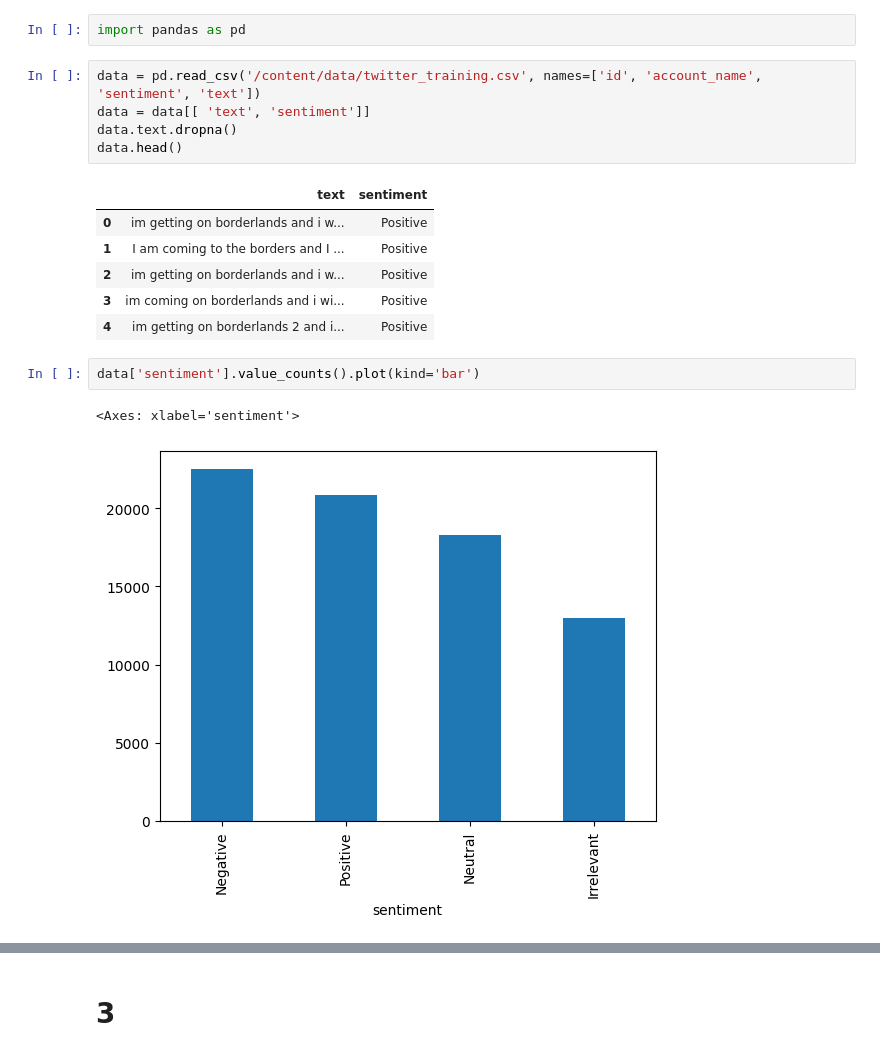
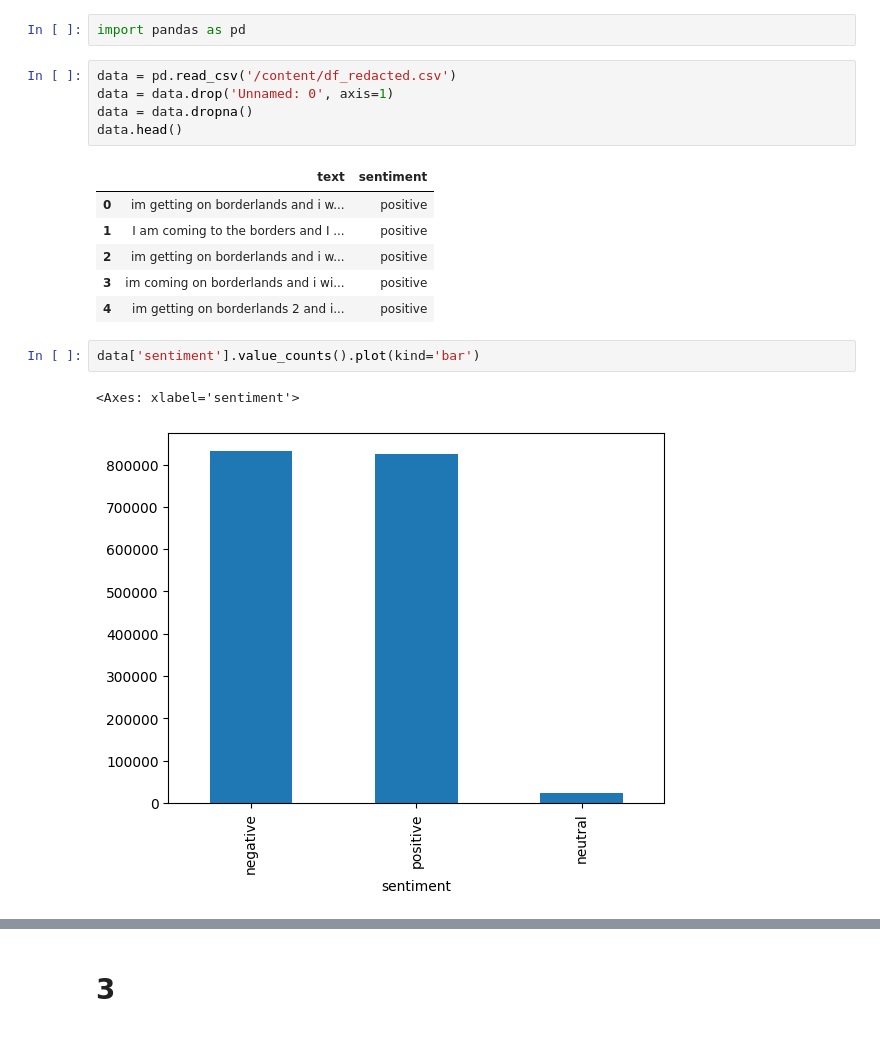
Before and after one commit to Oleksij-gh/SentimentAnalysis, a Jupyter notebook: Fine-tune distilbert-base-uncased.ipynb, the cells around one changed output, grey strips where cells are left out. Drawn from its saved outputs; the diff is of its cells as text.

```diff
--- a/Fine-tune distilbert-base-uncased.ipynb
+++ b/Fine-tune distilbert-base-uncased.ipynb
@@ -33,20 +46,20 @@ To: /content/archive.zip
 # %%
 import pandas as pd
 # %%
-data = pd.read_csv('/content/data/twitter_training.csv', names=['id', 'account_name', 'sentiment', 'text'])
-data = data[[ 'text', 'sentiment']]
-data.text.dropna()
+data = pd.read_csv('/content/df_redacted.csv')
+data = data.drop('Unnamed: 0', axis=1)
+data = data.dropna()
 data.head()
 # %% [output]
 |  | text | sentiment |
-| 0 | im getting on borderlands and i w... | Positive |
-| 1 | I am coming to the borders and I ... | Positive |
-| 2 | im getting on borderlands and i w... | Positive |
-| 3 | im coming on borderlands and i wi... | Positive |
-| 4 | im getting on borderlands 2 and i... | Positive |
+| 0 | im getting on borderlands and i w... | positive |
+| 1 | I am coming to the borders and I ... | positive |
+| 2 | im getting on borderlands and i w... | positive |
+| 3 | im coming on borderlands and i wi... | positive |
+| 4 | im getting on borderlands 2 and i... | positive |
 # %%
 data['sentiment'].value_counts().plot(kind='bar')
 # %% [output]
 <Axes: xlabel='sentiment'>
-[figure, old version]
+[figure, new version]
 # %%
```
Also changed, not shown: parts of 23 cells of this notebook.
